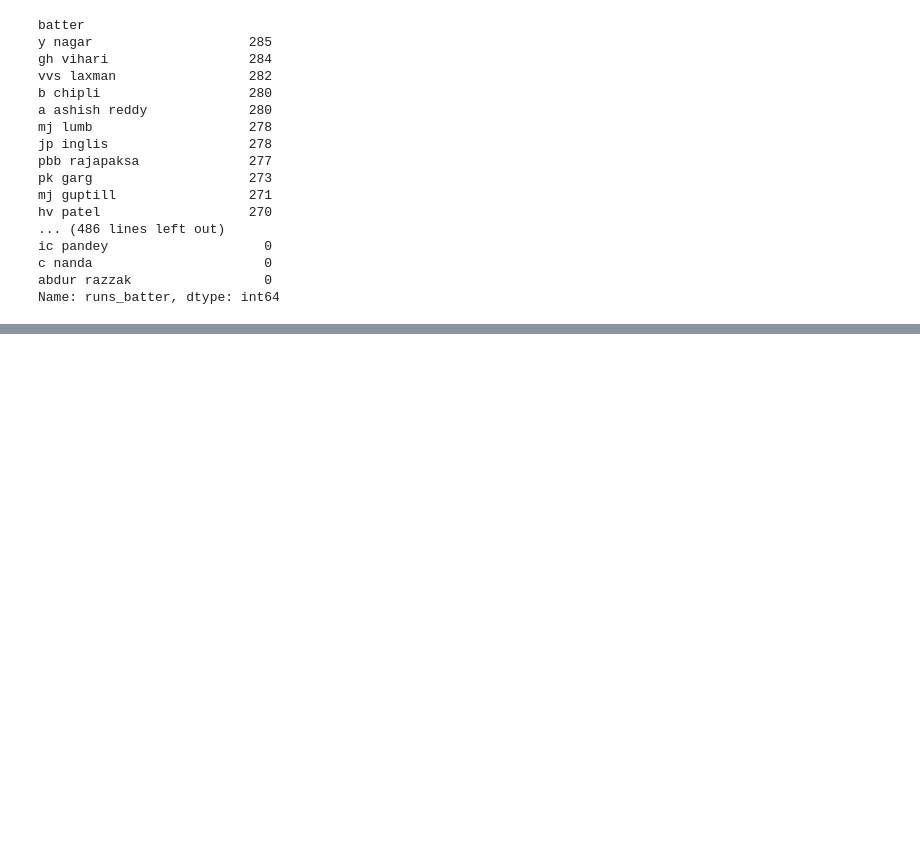
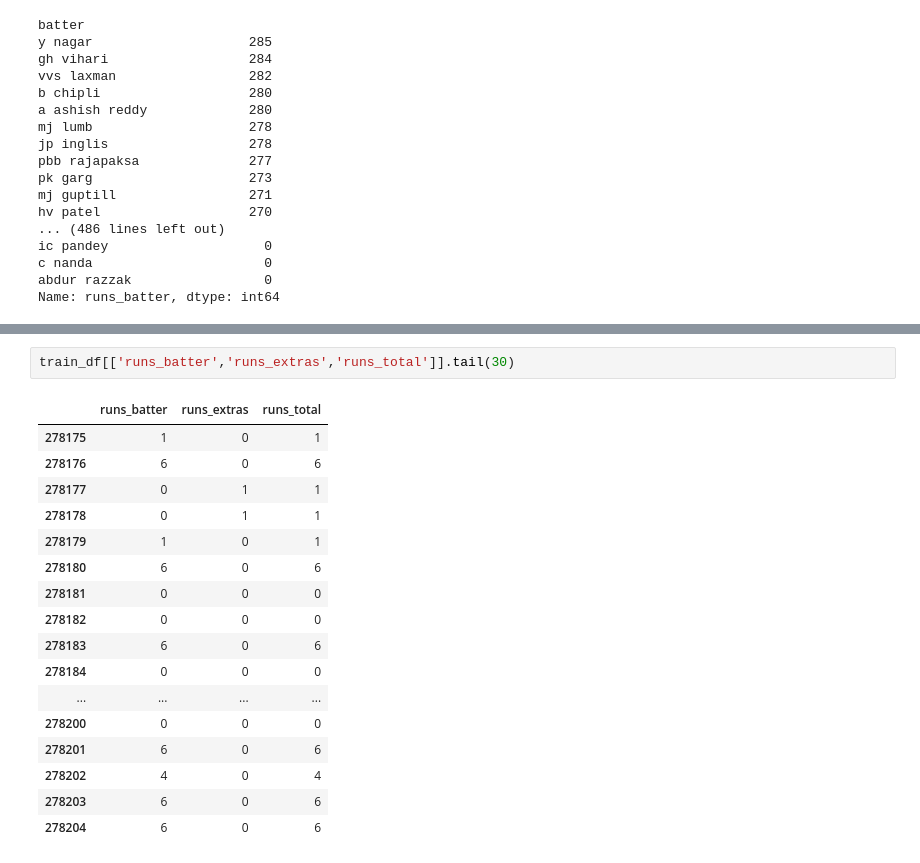
Before and after one commit to karansingh-chauhan/IPL-DATA-ANALYSIS, a Jupyter notebook: main.ipynb, the cells around one changed output, grey strips where cells are left out. Cells and saved outputs as stored; diff of their text form; blank space fills up the shorter version.

```diff
--- a/main.ipynb
+++ b/main.ipynb
@@ -271,0 +424,20 @@ train_df.head()
+# %%
+train_df[['runs_batter','runs_extras','runs_total']].tail(30)
+# %% [output]
+|  | runs_batter | runs_extras | runs_total |
+| 278175 | 1 | 0 | 1 |
+| 278176 | 6 | 0 | 6 |
+| 278177 | 0 | 1 | 1 |
+| 278178 | 0 | 1 | 1 |
+| 278179 | 1 | 0 | 1 |
+| 278180 | 6 | 0 | 6 |
+| 278181 | 0 | 0 | 0 |
+| 278182 | 0 | 0 | 0 |
+| 278183 | 6 | 0 | 6 |
+| 278184 | 0 | 0 | 0 |
+| ... | ... | ... | ... |
+| 278200 | 0 | 0 | 0 |
+| 278201 | 6 | 0 | 6 |
+| 278202 | 4 | 0 | 4 |
+| 278203 | 6 | 0 | 6 |
+| 278204 | 6 | 0 | 6 |
```
Also changed, not shown: parts of 60 cells of this notebook.
